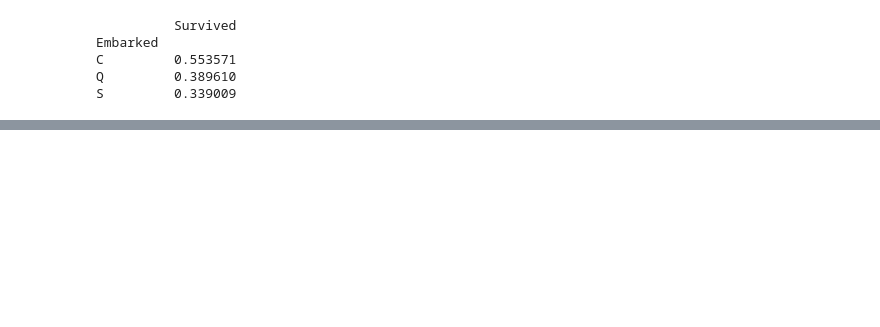
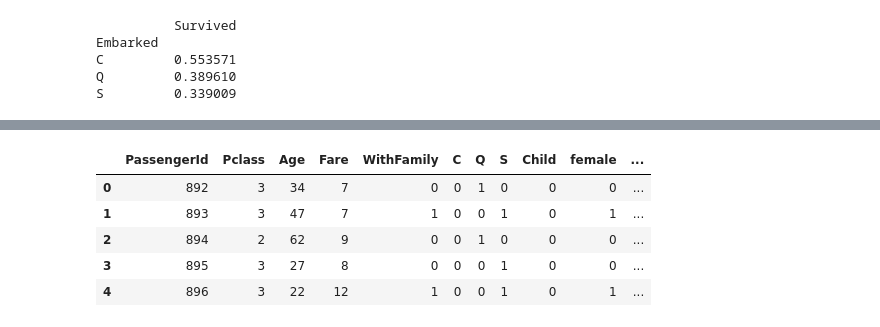
Before and after one commit to sunyam/Titanic_Kaggle, a Jupyter notebook: KaggleTitanic.ipynb, the cells around one changed output, grey strips where cells are left out. Drawn from its saved outputs; the diff is of its cells as text; code cells hidden in the pictures; blank space fills up the shorter version.

```diff
--- a/KaggleTitanic.ipynb
+++ b/KaggleTitanic.ipynb
@@ -484,0 +521,12 @@ S         0.339009
+# %%
+# Let's make our test_df compatible with titanic_df; since we're going to train our classifier on titanic_df
+test_df.drop(['Name', 'Ticket', 'Cabin'], axis=1, inplace=True)
+
+# Now, let's create Person for test_df:
+test_df["Person"] = test_df[['Age','Sex']].apply(what_person, axis=1)
+test_df.drop(['Sex'], inplace=True, axis=1)
+
+# Now, let's create WithFamily for test_df:
+test_df['WithFamily'] = test_df['SibSp'] + test_df['Parch']
+test_df.drop(['SibSp','Parch'], axis=1, inplace=True)
+test_df['WithFamily'].loc[test_df['WithFamily'] > 0] = 1
@@ -484,0 +637,17 @@ S         0.339009
+# %%
+# Let's repeat the same procedure for test_df
+test_embarked = pd.get_dummies(test_df['Embarked'])
+test_df = test_df.join(test_embarked)
+
+test_person = pd.get_dummies(test_df['Person'])
+test_df = test_df.join(test_person)
+
+test_df.drop(['Person','Embarked'], axis=1, inplace=True)
+test_df.head()
+# %% [output]
+|  | PassengerId | Pclass | Age | Fare | WithFamily | C | Q | S | Child | female | ... |
+| 0 | 892 | 3 | 34 | 7 | 0 | 0 | 1 | 0 | 0 | 0 | ... |
+| 1 | 893 | 3 | 47 | 7 | 1 | 0 | 0 | 1 | 0 | 1 | ... |
+| 2 | 894 | 2 | 62 | 9 | 0 | 0 | 1 | 0 | 0 | 0 | ... |
+| 3 | 895 | 3 | 27 | 8 | 0 | 0 | 0 | 1 | 0 | 0 | ... |
+| 4 | 896 | 3 | 22 | 12 | 1 | 0 | 0 | 1 | 0 | 1 | ... |
```
Also changed, not shown: parts of 18 cells of this notebook.
